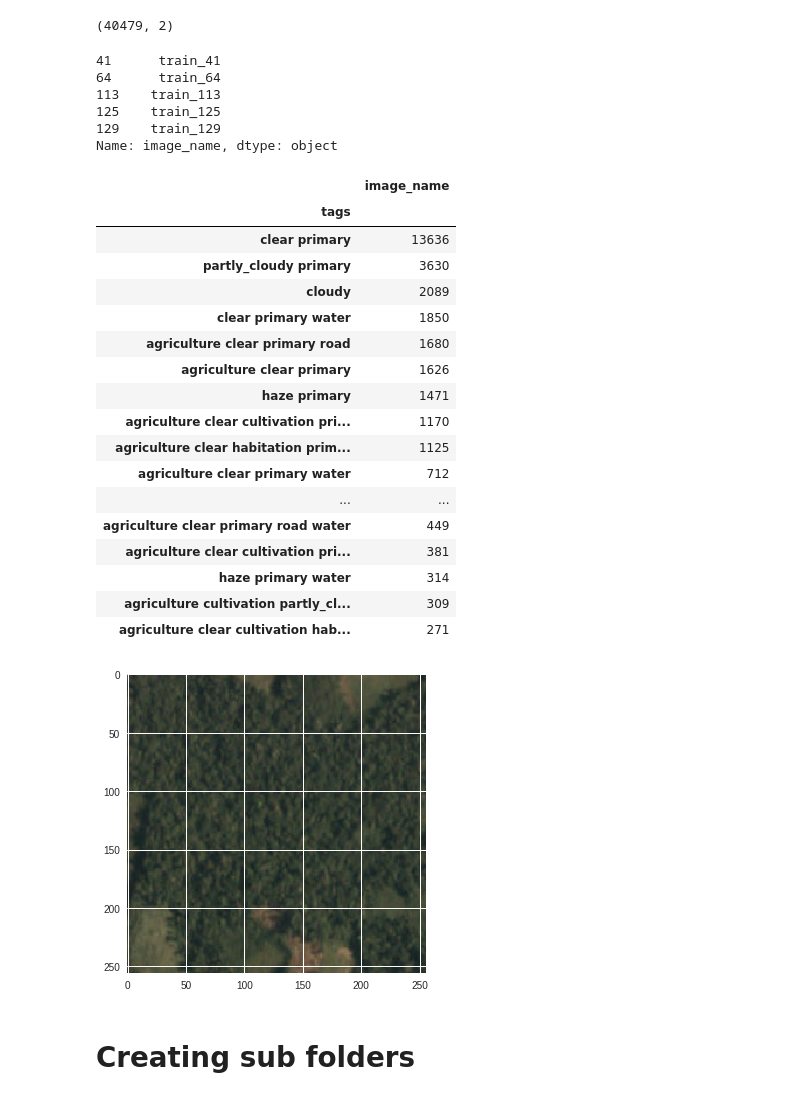
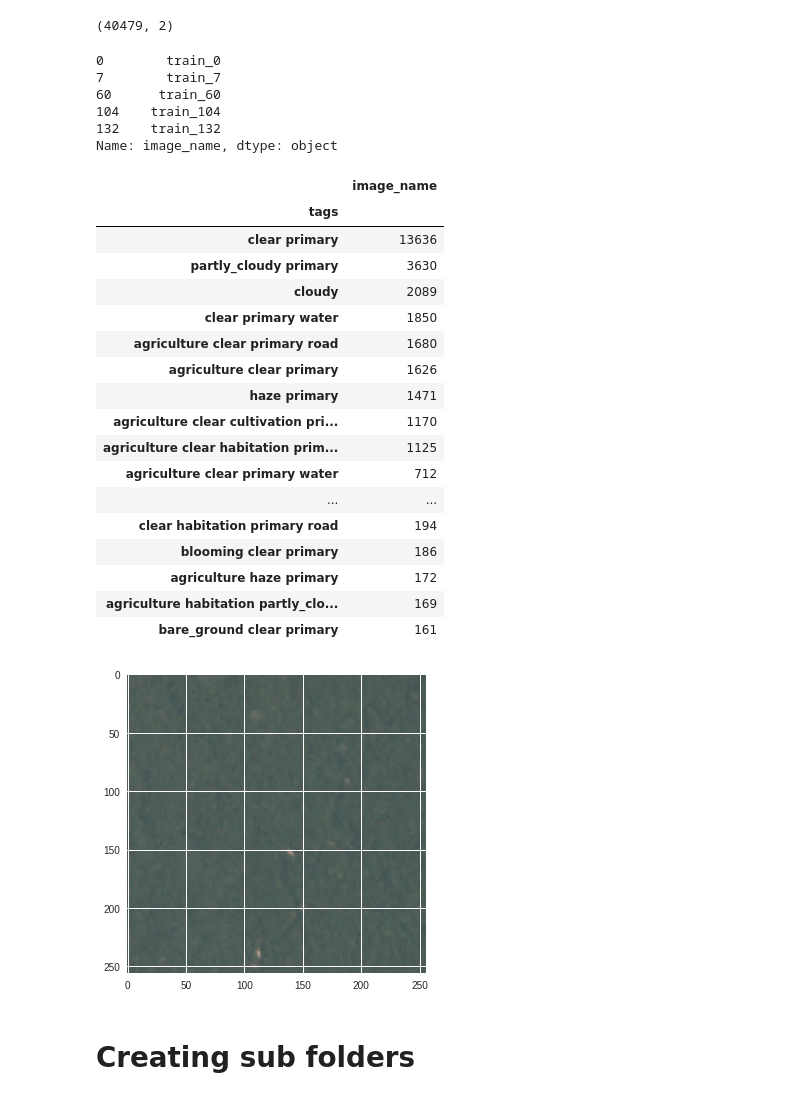
Before and after one commit to ebgv/Planet--Understanding-the-Amazon-from-Space, a Jupyter notebook: downloading_from_kaggle.ipynb, the cells around one changed output. Saved outputs shown, nothing was run; the diff lists cells and outputs as text; code cells hidden in the pictures.

```diff
--- a/downloading_from_kaggle.ipynb
+++ b/downloading_from_kaggle.ipynb
@@ -122,16 +138,16 @@ train_label.shape # number of individuals
 # %% [output]
 (40479, 2)
 # %%
-train_label['image_name'][train_label['tags'] == 'agriculture clear primary'][:5]
+train_label['image_name'][train_label['tags'] == 'haze primary'][:5]
 # %% [output]
-41      train_41
-64      train_64
-113    train_113
-125    train_125
-129    train_129
+0        train_0
+7        train_7
+60      train_60
+104    train_104
+132    train_132
 Name: image_name, dtype: object
 # %%
-train_label.groupby(['tags']).count().sort_values(by = 'image_name', ascending = False).head(20)
+train_label.groupby(['tags']).count().sort_values(by = 'image_name', ascending = False).head(30)
 # %% [output]
 |  | image_name |
 | tags |  |
@@ -146,17 +162,17 @@ train_label.groupby(['tags']).count().sort_values(by = 'image_name', ascending =
 | agriculture clear habitation prim... | 1125 |
 | agriculture clear primary water | 712 |
 | ... | ... |
-| agriculture clear primary road water | 449 |
-| agriculture clear cultivation pri... | 381 |
-| haze primary water | 314 |
-| agriculture cultivation partly_cl... | 309 |
-| agriculture clear cultivation hab... | 271 |
+| clear habitation primary road | 194 |
+| blooming clear primary | 186 |
+| agriculture haze primary | 172 |
+| agriculture habitation partly_clo... | 169 |
+| bare_ground clear primary | 161 |
 # %%
-img = mpimg.imread('train_113.jpg')
+img = mpimg.imread('train_104.jpg')
 imgplot = plt.imshow(img)
 plt.show()
 # %% [output]
-[figure, old version]
+[figure, new version]
 # %% [markdown]
 # Creating sub folders
 # %%
```
Also changed, not shown: parts of 7 cells of this notebook.
